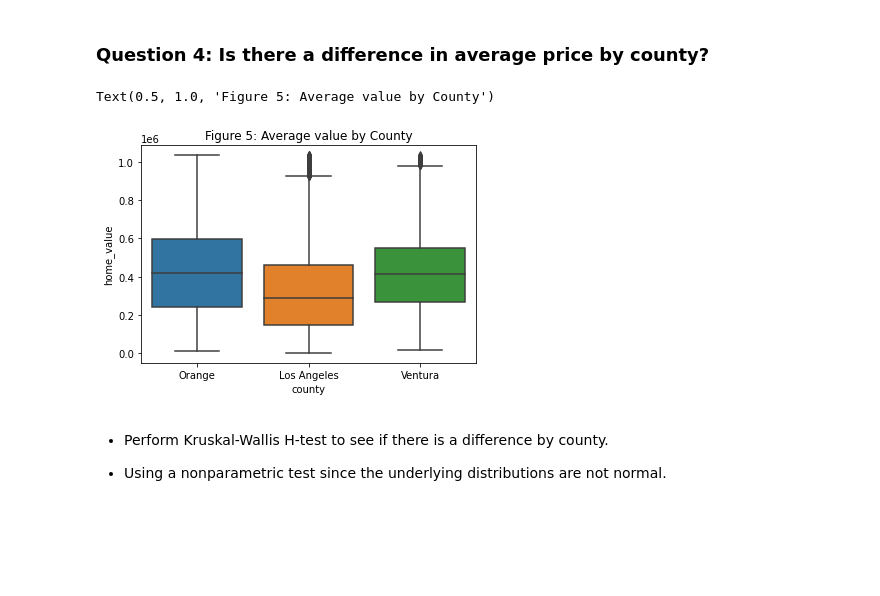
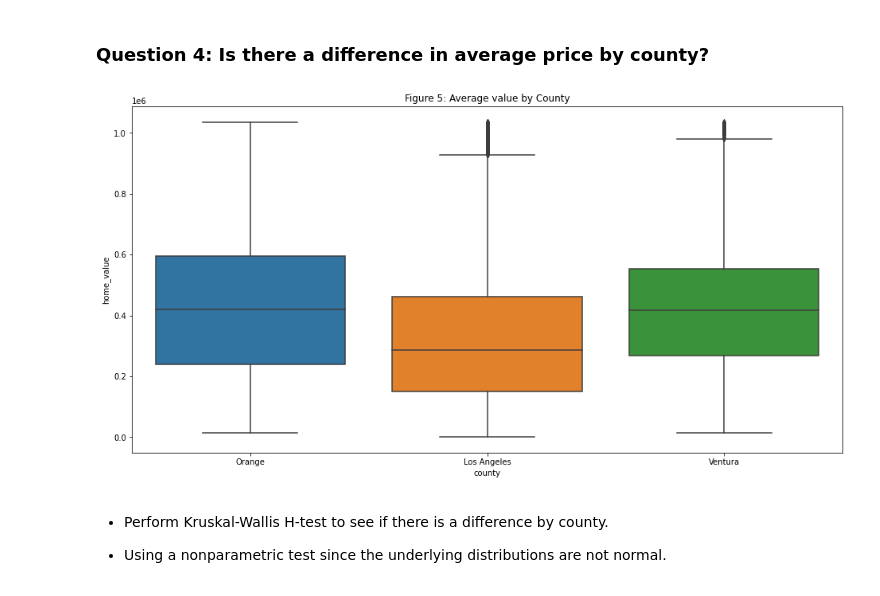
Before and after one commit to Jared-Godar/regression-project, a Jupyter notebook: zillo-report.ipynb, the cells around one changed output. Cells and saved outputs as stored; diff of their text form; code cells hidden in the pictures; blank space fills up the shorter version.

```diff
--- a/zillo-report.ipynb
+++ b/zillo-report.ipynb
@@ -147,13 +173,13 @@ oc = train[train.county=='Orange'].home_value
 ven = train[train.county=='Ventura'].home_value
 # %%
 # Vizualize prices by county
+plt.figure(figsize=(16,8))
 
 ax = sns.boxplot(x=train.county, y=train.home_value)
 #ax = sns.swarmplot(x=train.county, y=train.home_value, color ='.25')
-plt.title('Figure 5: Average value by County')
+plt.title('Figure 5: Average value by County');
 # %% [output]
-Text(0.5, 1.0, 'Figure 5: Average value by County')
-[figure, old version]
+[figure, new version]
 # %% [markdown]
 - Perform Kruskal-Wallis H-test to see if there is a difference by county.
 
```
Also changed, not shown: parts of 18 cells of this notebook, 2 other files.
